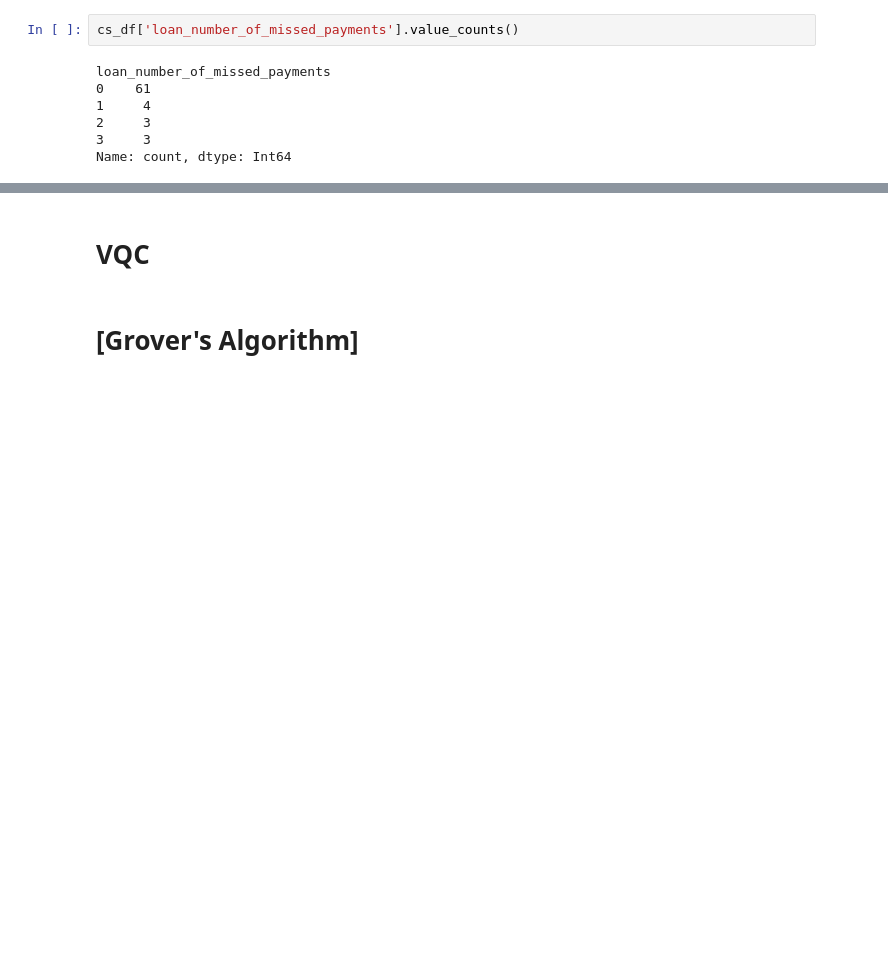
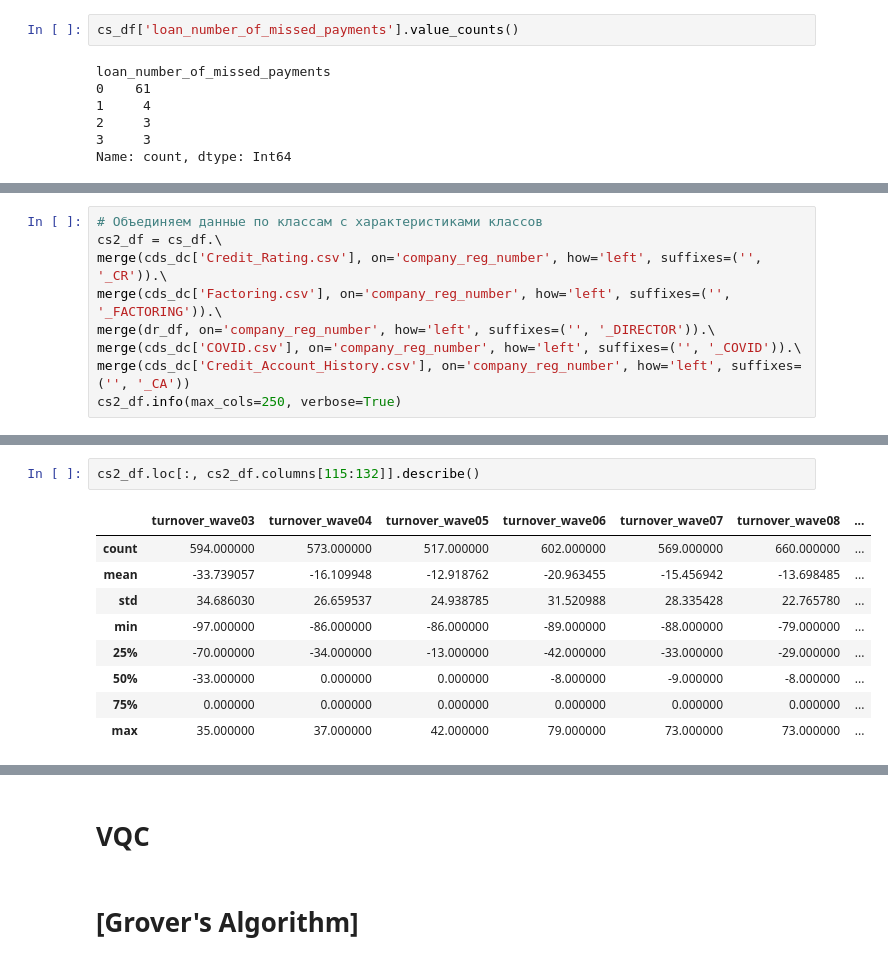
Before and after one commit to floatn/QML-for-finance, a Jupyter notebook: qml_code.ipynb, the cells around one changed output, grey strips where cells are left out. Cells and saved outputs as stored; diff of their text form; blank space fills up the shorter version.

```diff
--- a/qml_code.ipynb
+++ b/qml_code.ipynb
@@ -1059,0 +1120,9 @@ memory usage: 2.4 KB
+# %%
+# Объединяем данные по классам с характеристиками классов
+cs2_df = cs_df.\
+merge(cds_dc['Credit_Rating.csv'], on='company_reg_number', how='left', suffixes=('', '_CR')).\
+merge(cds_dc['Factoring.csv'], on='company_reg_number', how='left', suffixes=('', '_FACTORING')).\
+merge(dr_df, on='company_reg_number', how='left', suffixes=('', '_DIRECTOR')).\
+merge(cds_dc['COVID.csv'], on='company_reg_number', how='left', suffixes=('', '_COVID')).\
+merge(cds_dc['Credit_Account_History.csv'], on='company_reg_number', how='left', suffixes=('', '_CA'))
+cs2_df.info(max_cols=250, verbose=True)
@@ -1059,0 +1251,12 @@ memory usage: 2.4 KB
+# %%
+cs2_df.loc[:, cs2_df.columns[115:132]].describe()
+# %% [output]
+|  | turnover_wave03 | turnover_wave04 | turnover_wave05 | turnover_wave06 | turnover_wave07 | turnover_wave08 | ... |
+| count | 594.000000 | 573.000000 | 517.000000 | 602.000000 | 569.000000 | 660.000000 | ... |
+| mean | -33.739057 | -16.109948 | -12.918762 | -20.963455 | -15.456942 | -13.698485 | ... |
+| std | 34.686030 | 26.659537 | 24.938785 | 31.520988 | 28.335428 | 22.765780 | ... |
+| min | -97.000000 | -86.000000 | -86.000000 | -89.000000 | -88.000000 | -79.000000 | ... |
+| 25% | -70.000000 | -34.000000 | -13.000000 | -42.000000 | -33.000000 | -29.000000 | ... |
+| 50% | -33.000000 | 0.000000 | 0.000000 | -8.000000 | -9.000000 | -8.000000 | ... |
+| 75% | 0.000000 | 0.000000 | 0.000000 | 0.000000 | 0.000000 | 0.000000 | ... |
+| max | 35.000000 | 37.000000 | 42.000000 | 79.000000 | 73.000000 | 73.000000 | ... |
```
Also changed, not shown: parts of 46 cells of this notebook.
